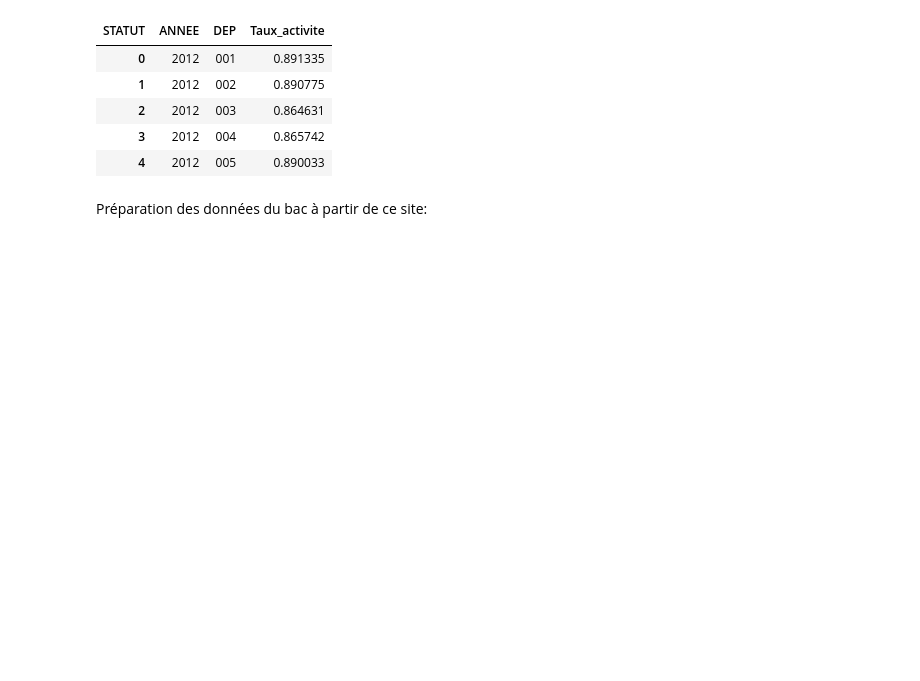
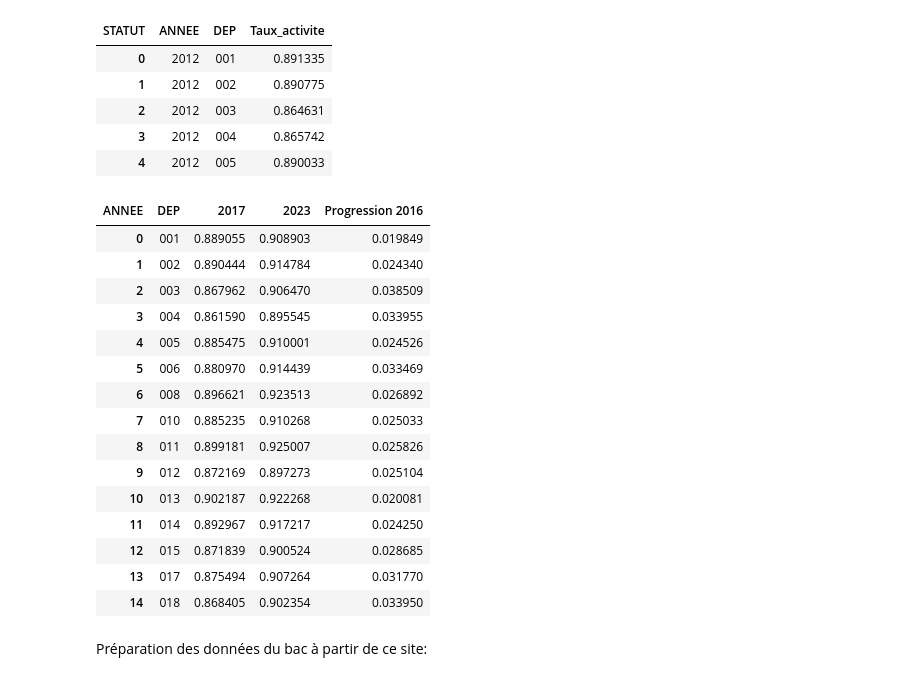
Before and after one commit to ma2nons/Projet-python, a Jupyter notebook: département/test_annees.ipynb, the cells around one changed output. Saved outputs shown, nothing was run; the diff lists cells and outputs as text; code cells hidden in the pictures; blank space fills up the shorter version.

```diff
--- a/département/test_annees.ipynb
+++ b/département/test_annees.ipynb
@@ -139,6 +139,37 @@ emploi_pivot.head()
 | 2 | 2012 | 003 | 0.864631 |
 | 3 | 2012 | 004 | 0.865742 |
 | 4 | 2012 | 005 | 0.890033 |
+# %%
+# base avec un taux de progression entre 2017 et 2023 du taux d'activité par département
+
+emploi_prog_CT=emploi_pivot[["DEP","ANNEE","Taux_activite"]]
+emploi_prog_CT=emploi_prog_CT[(emploi_prog_CT["ANNEE"]==2017)| (emploi_prog_CT["ANNEE"]==2023)]
+
+emploi_prog_CT=emploi_prog_CT.pivot_table(
+    index=['DEP'],
+    columns='ANNEE',
+    values='Taux_activite').reset_index()
+
+emploi_prog_CT["Progression 2016"]=emploi_prog_CT[2023]-emploi_prog_CT[2017]
+
+emploi_prog_CT.head(15)
+# %% [output]
+| ANNEE | DEP | 2017 | 2023 | Progression 2016 |
+| 0 | 001 | 0.889055 | 0.908903 | 0.019849 |
+| 1 | 002 | 0.890444 | 0.914784 | 0.024340 |
+| 2 | 003 | 0.867962 | 0.906470 | 0.038509 |
+| 3 | 004 | 0.861590 | 0.895545 | 0.033955 |
+| 4 | 005 | 0.885475 | 0.910001 | 0.024526 |
+| 5 | 006 | 0.880970 | 0.914439 | 0.033469 |
+| 6 | 008 | 0.896621 | 0.923513 | 0.026892 |
+| 7 | 010 | 0.885235 | 0.910268 | 0.025033 |
+| 8 | 011 | 0.899181 | 0.925007 | 0.025826 |
+| 9 | 012 | 0.872169 | 0.897273 | 0.025104 |
+| 10 | 013 | 0.902187 | 0.922268 | 0.020081 |
+| 11 | 014 | 0.892967 | 0.917217 | 0.024250 |
+| 12 | 015 | 0.871839 | 0.900524 | 0.028685 |
+| 13 | 017 | 0.875494 | 0.907264 | 0.031770 |
+| 14 | 018 | 0.868405 | 0.902354 | 0.033950 |
 # %% [markdown]
 Préparation des données du bac à partir de ce site:
 # %%
```
Also changed, not shown: parts of 11 cells of this notebook.
